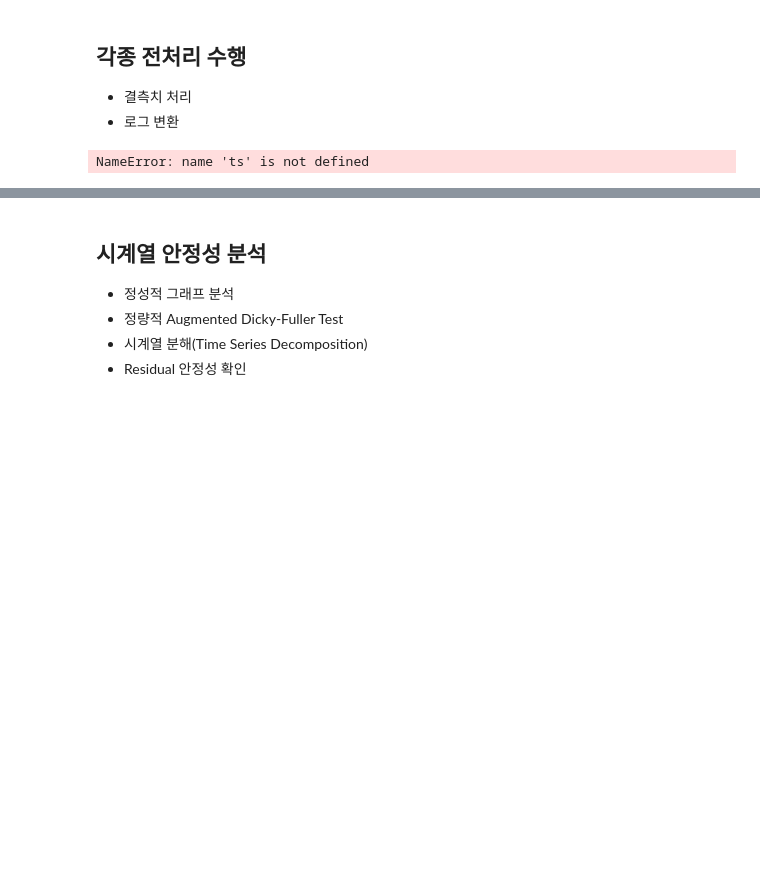
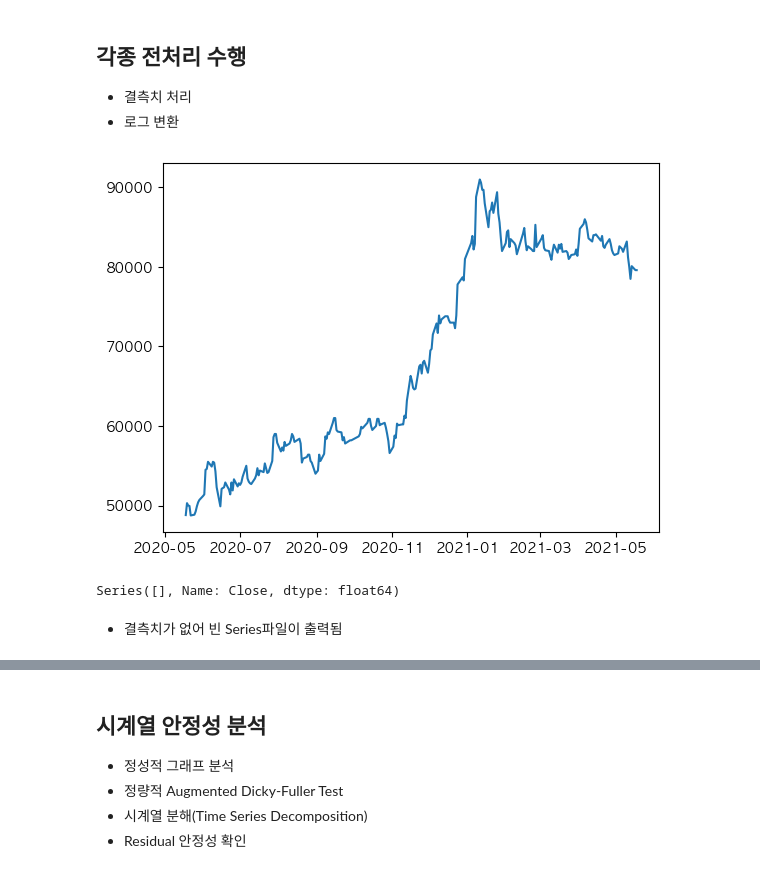
Before and after one commit to feelinppl/Aiffel_RS, a Jupyter notebook: 221216_AIFFEL_EXPL_Project4_ARIMA.ipynb, the cells around one changed output, grey strips where cells are left out. Drawn from its saved outputs; the diff is of its cells as text; code cells hidden in the pictures; blank space fills up the shorter version.

```diff
--- a/221216_AIFFEL_EXPL_Project4_ARIMA.ipynb
+++ b/221216_AIFFEL_EXPL_Project4_ARIMA.ipynb
@@ -28,9 +30,14 @@ print(statsmodels.__version__)
 import numpy as np
 import pandas as pd
 import matplotlib.pyplot as plt
+from matplotlib.pyplot import rcParams
 import os
 
+plt.rcParams['font.family'] = 'AppleGothic'
+
+file_path = os.getenv('HOME') + '/Documents/projects/Aiffel/lms/data/ARIMA_project4_005930.KS.csv'
 # Time Series 생성
-# [[YOUR CODE]]
-
-# ts.head()
+df_ts = pd.read_csv(file_path, index_col = 'Date', parse_dates= True)
+print(df_ts.shape, df_ts.columns, type(df_ts))
+ts = df_ts['Close']
+ts.head()
@@ -38,11 +54,17 @@ import os
 ## 각종 전처리 수행
 - 결측치 처리
 - 로그 변환
+# %%
+plt.plot(ts)
+plt.show()
+# %% [output]
+[figure, added]
 # %%
 # 결측치 처리
-# [[YOUR CODE]]
 ts[ts.isna()]  # Time Series에서 결측치가 있는 부분만 Series로 출력합니다.
 # %% [output]
-NameError: name 'ts' is not defined
+Series([], Name: Close, dtype: float64)
+# %% [markdown]
+- 결측치가 없어 빈 Series파일이 출력됨
 # %%
 # 로그 변환
```
Also changed, not shown: parts of 46 cells of this notebook.
